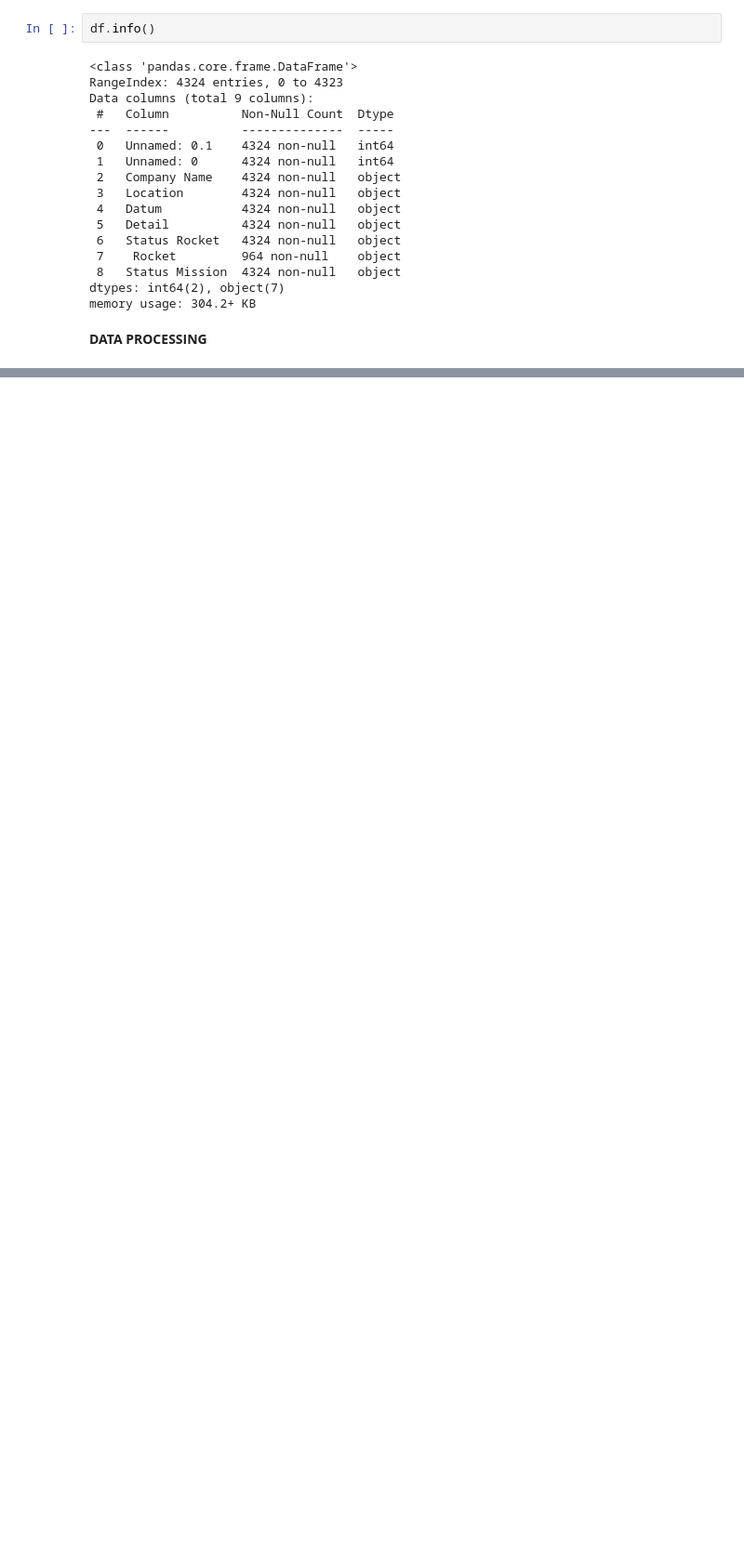
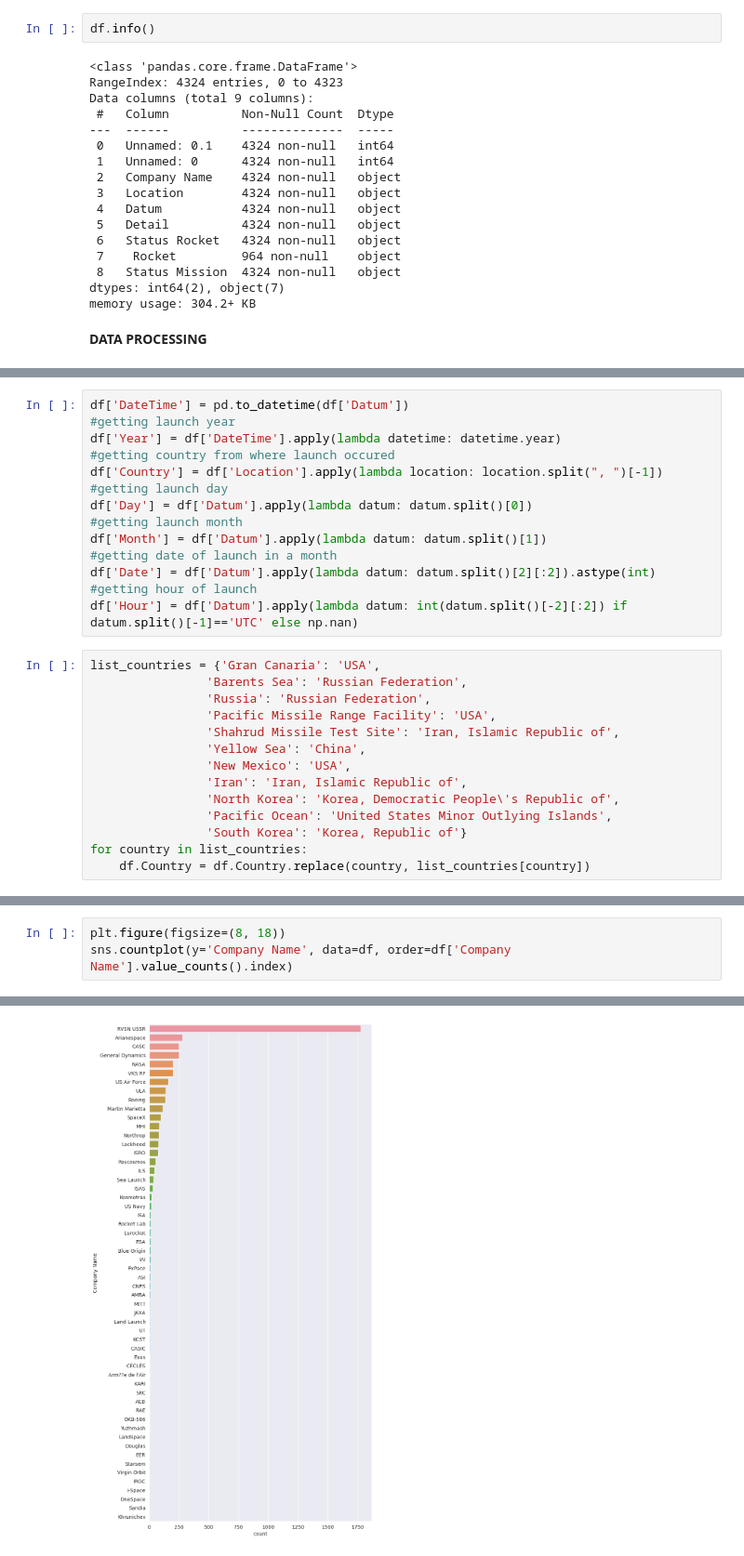
Before and after one commit to ameya932/Space-Missions-Analysis, a Jupyter notebook: Human_Space_Missions_Analysis.ipynb, the cells around one changed output, grey strips where cells are left out. Shown at 93% size. Drawn from its saved outputs; the diff is of its cells as text; blank space fills up the shorter version.

```diff
--- a/Human_Space_Missions_Analysis.ipynb
+++ b/Human_Space_Missions_Analysis.ipynb
@@ -58,0 +60,28 @@ df['Year'] = df['DateTime'].apply(lambda datetime: datetime.year)
+# %%
+df['DateTime'] = pd.to_datetime(df['Datum'])
+#getting launch year
+df['Year'] = df['DateTime'].apply(lambda datetime: datetime.year)
+#getting country from where launch occured
+df['Country'] = df['Location'].apply(lambda location: location.split(", ")[-1])
+#getting launch day
+df['Day'] = df['Datum'].apply(lambda datum: datum.split()[0])
+#getting launch month
+df['Month'] = df['Datum'].apply(lambda datum: datum.split()[1])
+#getting date of launch in a month
+df['Date'] = df['Datum'].apply(lambda datum: datum.split()[2][:2]).astype(int)
+#getting hour of launch
+df['Hour'] = df['Datum'].apply(lambda datum: int(datum.split()[-2][:2]) if datum.split()[-1]=='UTC' else np.nan)
+# %%
+list_countries = {'Gran Canaria': 'USA',
+                'Barents Sea': 'Russian Federation',
+                'Russia': 'Russian Federation',
+                'Pacific Missile Range Facility': 'USA',
+                'Shahrud Missile Test Site': 'Iran, Islamic Republic of',
+                'Yellow Sea': 'China',
+                'New Mexico': 'USA',
+                'Iran': 'Iran, Islamic Republic of',
+                'North Korea': 'Korea, Democratic People\'s Republic of',
+                'Pacific Ocean': 'United States Minor Outlying Islands',
+                'South Korea': 'Korea, Republic of'}
+for country in list_countries:
+    df.Country = df.Country.replace(country, list_countries[country])
@@ -58,0 +97,4 @@ df['Year'] = df['DateTime'].apply(lambda datetime: datetime.year)
+# %%
+plt.figure(figsize=(8, 18))
+sns.countplot(y='Company Name', data=df, order=df['Company Name'].value_counts().index)
+# %% [output]
@@ -58,0 +102 @@ df['Year'] = df['DateTime'].apply(lambda datetime: datetime.year)
+[figure, added]
```
Also changed, not shown: parts of 12 cells of this notebook.
